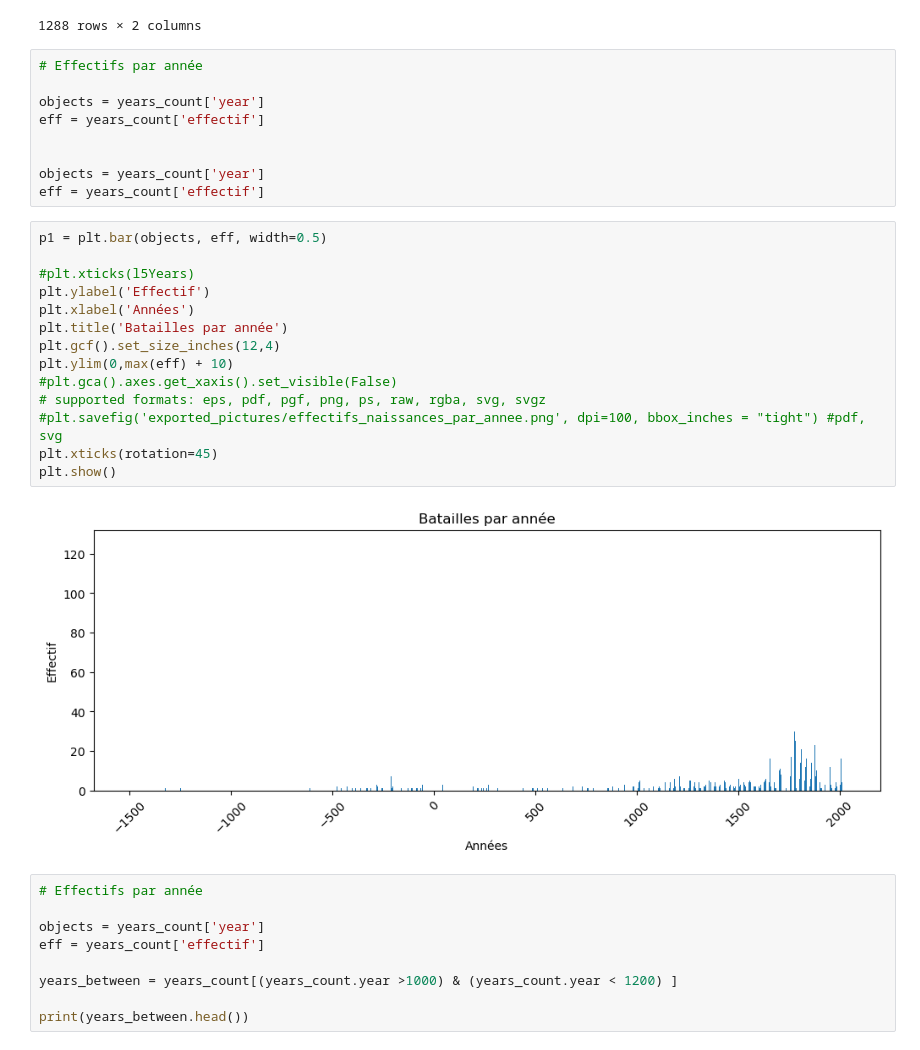
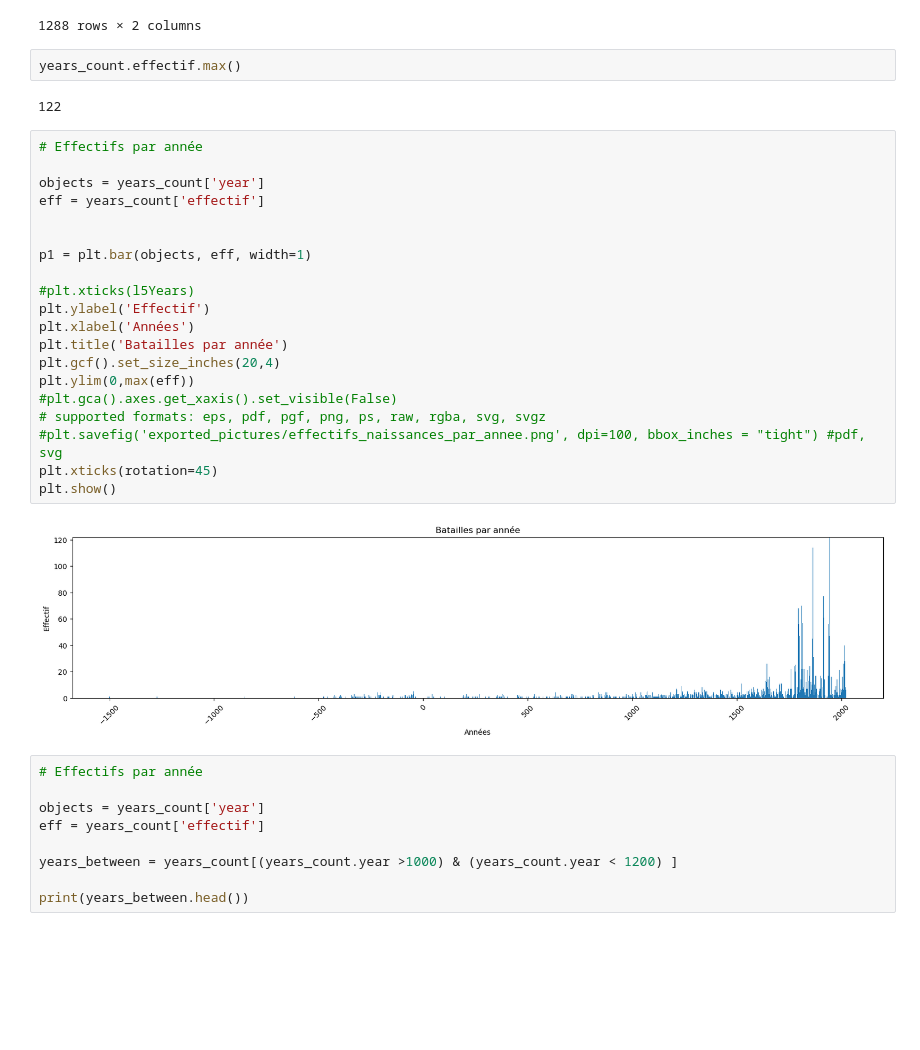
Before and after one commit to Sciences-historiques-numeriques/histoire_numerique_methodes, a Jupyter notebook: visualisation_exploration/wikidata_batailles.ipynb, the cells around one changed output. Drawn from its saved outputs; the diff is of its cells as text; blank space fills up the shorter version.

```diff
--- a/visualisation_exploration/wikidata_batailles.ipynb
+++ b/visualisation_exploration/wikidata_batailles.ipynb
@@ -314,31 +381,32 @@ years_count
 | 1286 | 2022 | 20 |
 | 1287 | 2023 | 7 |
 1288 rows × 2 columns
-# %%
-# Effectifs par année
-
-objects = years_count['year']
-eff = years_count['effectif']
-
-
-objects = years_count['year']
-eff = years_count['effectif']
-# %%
-p1 = plt.bar(objects, eff, width=0.5)
-
-#plt.xticks(l5Years)
-plt.ylabel('Effectif')
-plt.xlabel('Années')
-plt.title('Batailles par année')
-plt.gcf().set_size_inches(12,4)
-plt.ylim(0,max(eff) + 10)
-#plt.gca().axes.get_xaxis().set_visible(False)
-# supported formats: eps, pdf, pgf, png, ps, raw, rgba, svg, svgz
-#plt.savefig('exported_pictures/effectifs_naissances_par_annee.png', dpi=100, bbox_inches = "tight") #pdf, svg
-plt.xticks(rotation=45)
-plt.show()
-# %% [output]
-[figure, removed]
+# %%
+years_count.effectif.max()
+# %% [output]
+122
+# %%
+# Effectifs par année
+
+objects = years_count['year']
+eff = years_count['effectif']
+
+
+p1 = plt.bar(objects, eff, width=1)
+
+#plt.xticks(l5Years)
+plt.ylabel('Effectif')
+plt.xlabel('Années')
+plt.title('Batailles par année')
+plt.gcf().set_size_inches(20,4)
+plt.ylim(0,max(eff))
+#plt.gca().axes.get_xaxis().set_visible(False)
+# supported formats: eps, pdf, pgf, png, ps, raw, rgba, svg, svgz
+#plt.savefig('exported_pictures/effectifs_naissances_par_annee.png', dpi=100, bbox_inches = "tight") #pdf, svg
+plt.xticks(rotation=45)
+plt.show()
+# %% [output]
+[figure, added]
 # %%
 # Effectifs par année
 
```
Also changed, not shown: parts of 40 cells of this notebook.
